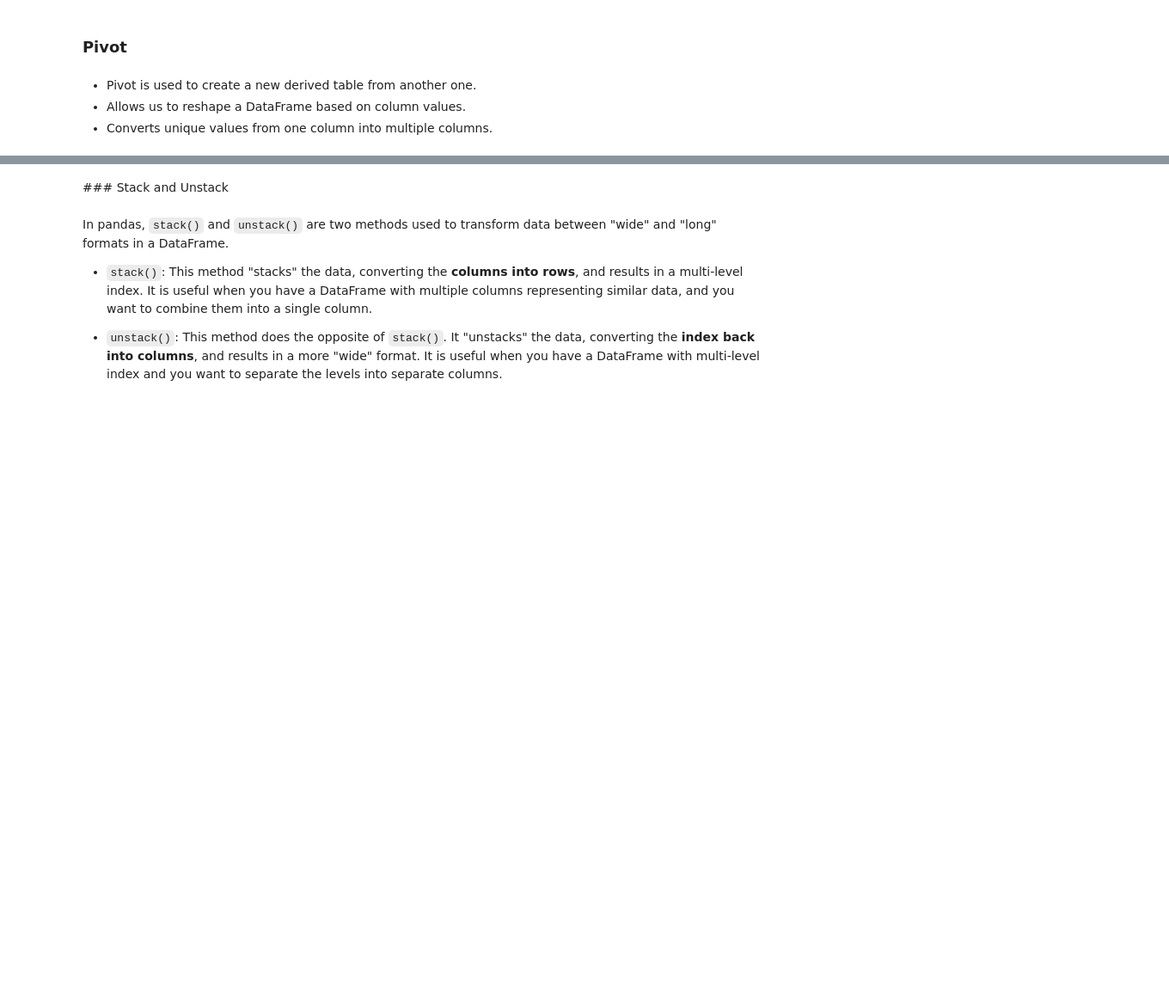
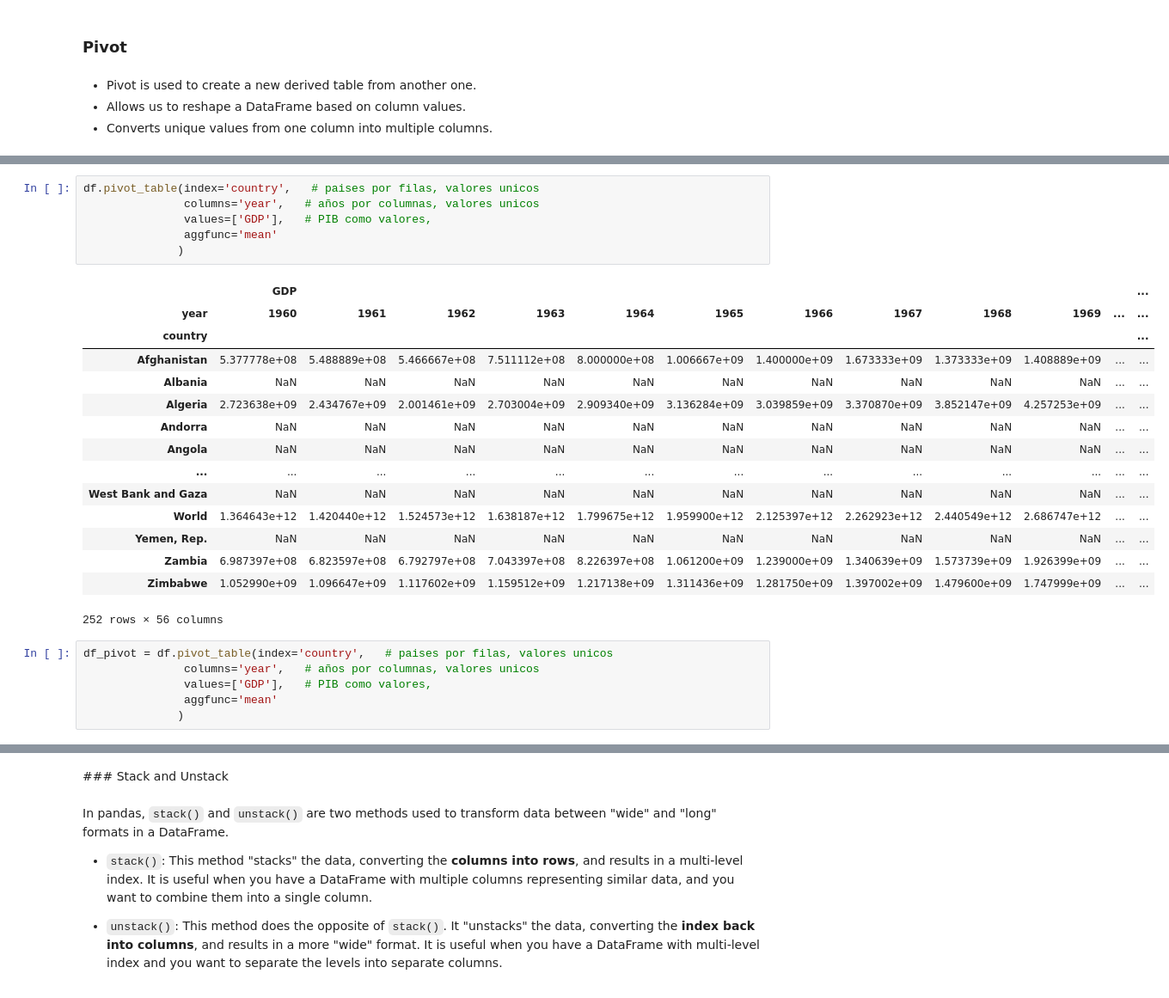
Before and after one commit to Ironhack-Data-Madrid-Enero-2024/apuntes_clase, a Jupyter notebook: semana_2/2.3_combining_structuring_data.ipynb, the cells around one changed output, grey strips where cells are left out. Shown at 86% size. Drawn from its saved outputs; the diff is of its cells as text; blank space fills up the shorter version.

```diff
--- a/semana_2/2.3_combining_structuring_data.ipynb
+++ b/semana_2/2.3_combining_structuring_data.ipynb
@@ -123,0 +477,28 @@ These methods are useful for restructuring, aggregating, and reshaping data to b
+# %%
+df.pivot_table(index='country',   # paises por filas, valores unicos
+               columns='year',   # años por columnas, valores unicos
+               values=['GDP'],   # PIB como valores,
+               aggfunc='mean'
+              )
+# %% [output]
+|  | GDP |  |  |  |  |  |  |  |  |  |  | ... |
+| year | 1960 | 1961 | 1962 | 1963 | 1964 | 1965 | 1966 | 1967 | 1968 | 1969 | ... | ... |
+| country |  |  |  |  |  |  |  |  |  |  |  | ... |
+| Afghanistan | 5.377778e+08 | 5.488889e+08 | 5.466667e+08 | 7.511112e+08 | 8.000000e+08 | 1.006667e+09 | 1.400000e+09 | 1.673333e+09 | 1.373333e+09 | 1.408889e+09 | ... | ... |
+| Albania | NaN | NaN | NaN | NaN | NaN | NaN | NaN | NaN | NaN | NaN | ... | ... |
+| Algeria | 2.723638e+09 | 2.434767e+09 | 2.001461e+09 | 2.703004e+09 | 2.909340e+09 | 3.136284e+09 | 3.039859e+09 | 3.370870e+09 | 3.852147e+09 | 4.257253e+09 | ... | ... |
+| Andorra | NaN | NaN | NaN | NaN | NaN | NaN | NaN | NaN | NaN | NaN | ... | ... |
+| Angola | NaN | NaN | NaN | NaN | NaN | NaN | NaN | NaN | NaN | NaN | ... | ... |
+| ... | ... | ... | ... | ... | ... | ... | ... | ... | ... | ... | ... | ... |
+| West Bank and Gaza | NaN | NaN | NaN | NaN | NaN | NaN | NaN | NaN | NaN | NaN | ... | ... |
+| World | 1.364643e+12 | 1.420440e+12 | 1.524573e+12 | 1.638187e+12 | 1.799675e+12 | 1.959900e+12 | 2.125397e+12 | 2.262923e+12 | 2.440549e+12 | 2.686747e+12 | ... | ... |
+| Yemen, Rep. | NaN | NaN | NaN | NaN | NaN | NaN | NaN | NaN | NaN | NaN | ... | ... |
+| Zambia | 6.987397e+08 | 6.823597e+08 | 6.792797e+08 | 7.043397e+08 | 8.226397e+08 | 1.061200e+09 | 1.239000e+09 | 1.340639e+09 | 1.573739e+09 | 1.926399e+09 | ... | ... |
+| Zimbabwe | 1.052990e+09 | 1.096647e+09 | 1.117602e+09 | 1.159512e+09 | 1.217138e+09 | 1.311436e+09 | 1.281750e+09 | 1.397002e+09 | 1.479600e+09 | 1.747999e+09 | ... | ... |
+252 rows × 56 columns
+# %%
+df_pivot = df.pivot_table(index='country',   # paises por filas, valores unicos
+               columns='year',   # años por columnas, valores unicos
+               values=['GDP'],   # PIB como valores,
+               aggfunc='mean'
+              )
```
Also changed, not shown: parts of 48 cells of this notebook.
